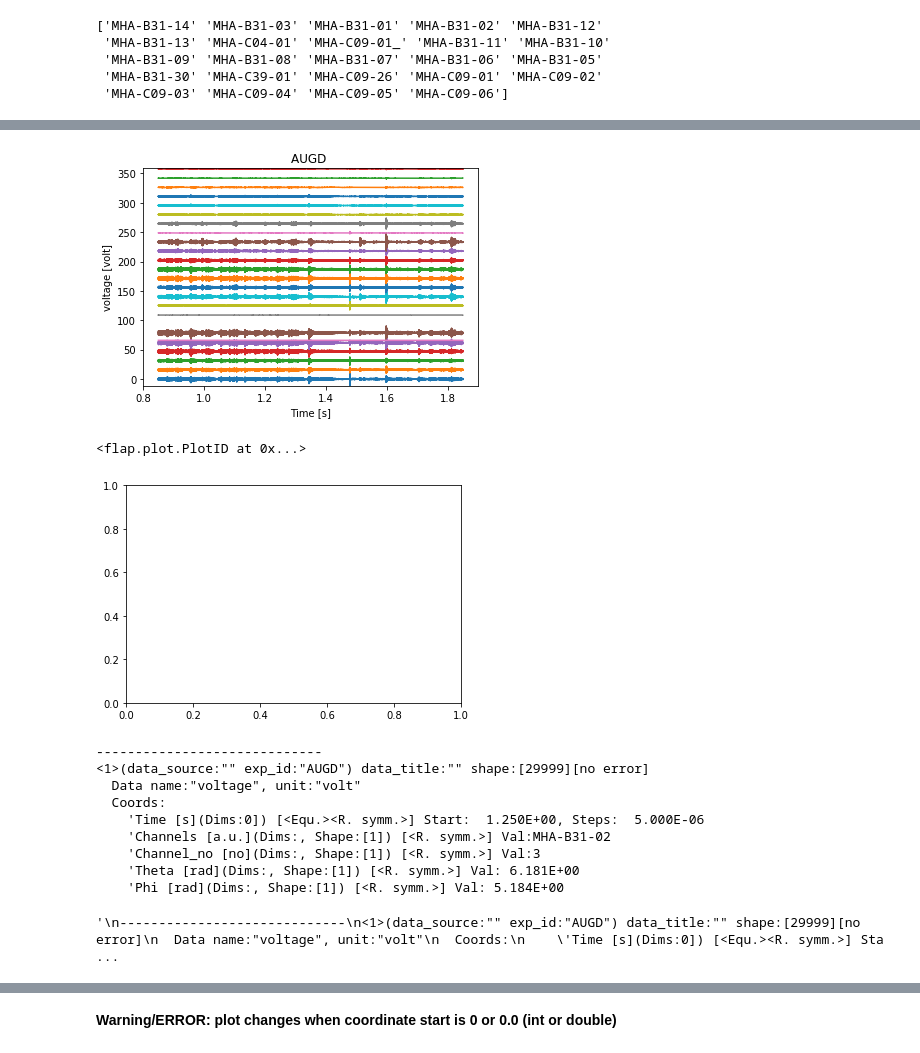
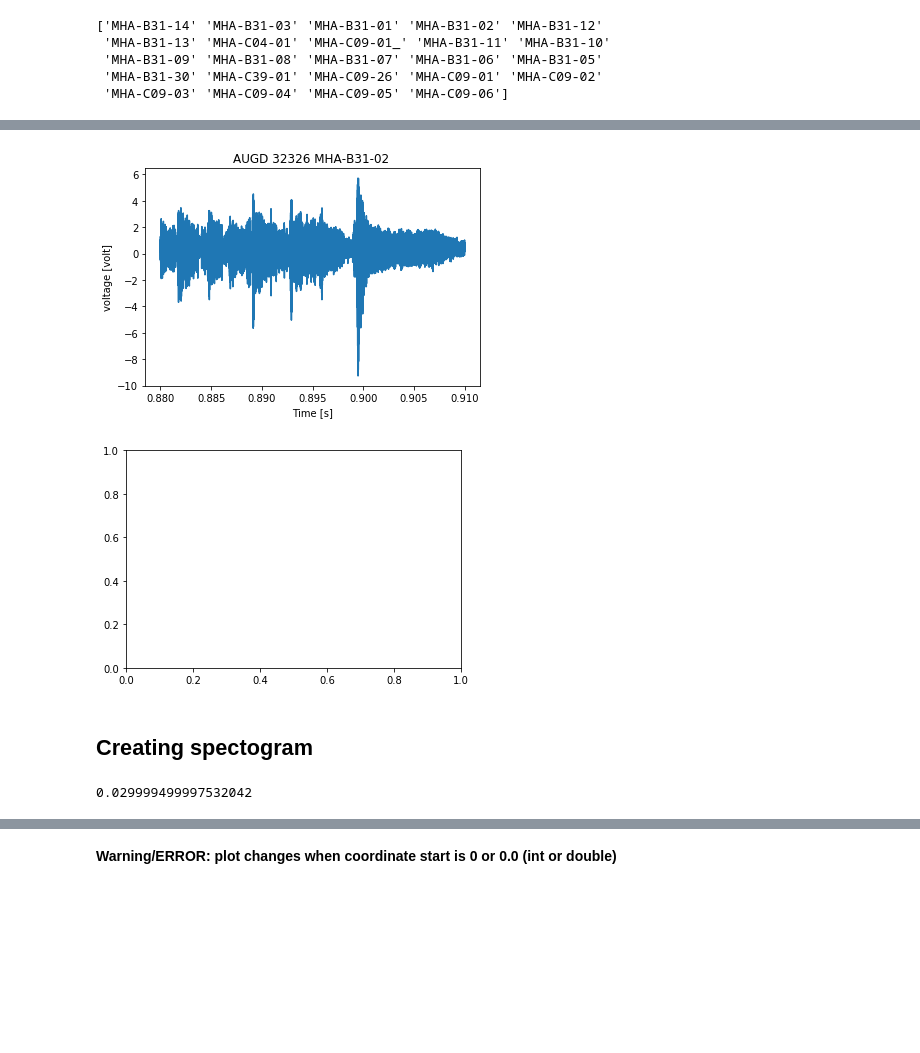
Before and after one commit to martonvavrik/fusion_research, a Jupyter notebook: Flap storage.ipynb, the cells around one changed output, grey strips where cells are left out. Drawn from its saved outputs; the diff is of its cells as text; code cells hidden in the pictures; blank space fills up the shorter version.

```diff
--- a/Flap storage.ipynb
+++ b/Flap storage.ipynb
@@ -67,15 +56,15 @@ print(loaded_sav["timeax"])
 time_ax = flap.Coordinate(name="Time",
                           unit="s",
                           mode = flap.CoordinateMode(equidistant=True),
-                          start=0.85,  #loaded_sav["timeax"][0],
-                          step=0.000005,  #loaded_sav["timeax"][1]-loaded_sav["timeax"][0],
+                          start=loaded_sav["timeax"][0],
+                          step=loaded_sav["timeax"][1]-loaded_sav["timeax"][0],
                           #values=loaded_sav["timeax"]
                           dimension_list=[1]
                          )
 
 print(time_ax)
 print(time_ax.unit.name)
-print(time_ax.start)
+print(time_ax.step)
 # %% [output]
 [0.85      0.8500005 0.850001  ... 0.949999  0.9499995 0.95     ]
 <flap.coordinate.Coordinate object at 0x...>
@@ -125,7 +116,10 @@ print(channel_name.values)
 flap_object= flap.DataObject(
                       data_array = loaded_sav['data'],
                       data_unit = flap.Unit(name= 'voltage', unit= 'volt'),
-                      exp_id = str(loaded_sav['expname'])[2:-1],
+                      exp_id = str(loaded_sav['expname'])[2:-1]+" "+str(loaded_sav['shotnumber']),
                       coordinates = [time_ax,channel_name,channel_no,theta_ax,phi_ax],
                       data_shape=loaded_sav['data'].shape
                      )
+
+print(flap_object.exp_id)
+flap_object.coordinate('Time')
@@ -154,21 +141,27 @@ plt1 =sliced_object.plot()
-# %%
-flap_object.plot(plot_type = 'multi xy')
-#flap_object.plot(plot_type = 'image')
-#flap_object.plot(plot_type = 'contour')
-# %% [output]
-[figure, removed]
-<flap.plot.PlotID at 0x...>
-[figure, removed]
-# %%
-flap.list_data_objects(sliced_object)
-# %% [output]
------------------------------
-<1>(data_source:"" exp_id:"AUGD") data_title:"" shape:[29999][no error]
-  Data name:"voltage", unit:"volt"
-  Coords:
-    'Time [s](Dims:0]) [<Equ.><R. symm.>] Start:  1.250E+00, Steps:  5.000E-06
-    'Channels [a.u.](Dims:, Shape:[1]) [<R. symm.>] Val:MHA-B31-02
-    'Channel_no [no](Dims:, Shape:[1]) [<R. symm.>] Val:3
-    'Theta [rad](Dims:, Shape:[1]) [<R. symm.>] Val: 6.181E+00
-    'Phi [rad](Dims:, Shape:[1]) [<R. symm.>] Val: 5.184E+00
-'\n-----------------------------\n<1>(data_source:"" exp_id:"AUGD") data_title:"" shape:[29999][no error]\n  Data name:"voltage", unit:"volt"\n  Coords:\n    \'Time [s](Dims:0]) [<Equ.><R. symm.>] Sta ...
+# %%
+slicing_channel = 'MHA-B31-02'
+sliced_object = flap_object.slice_data(slicing={"Channels":slicing_channel}).slice_data(slicing={"Time":flap.Intervals(0.88,0.91)})
+sliced_object.exp_id = sliced_object.exp_id +" "+ slicing_channel
+
+plt1 =sliced_object.plot()
+#flap_object.plot(plot_type = 'multi xy')
+#plt1.ylim(-6,2)
+#flap.list_data_objects(sliced_object)
+# %% [output]
+[figure, added]
+[figure, added]
+# %% [markdown]
+## Creating spectogram
+# %%
+min_t=min(sliced_object.coordinate('Time')[0])
+max_t=max(sliced_object.coordinate('Time')[0])
+t = max_t-min_t
+print(t)
+s=sliced_object.data
+samples = np.size(sliced_object.data)
+s_rate=samples/t
+
+nyquist=samples/2/t
+frangemax=nyquist#200#
+# %% [output]
+0.029999499997532042
```
Also changed, not shown: parts of 26 cells of this notebook.
